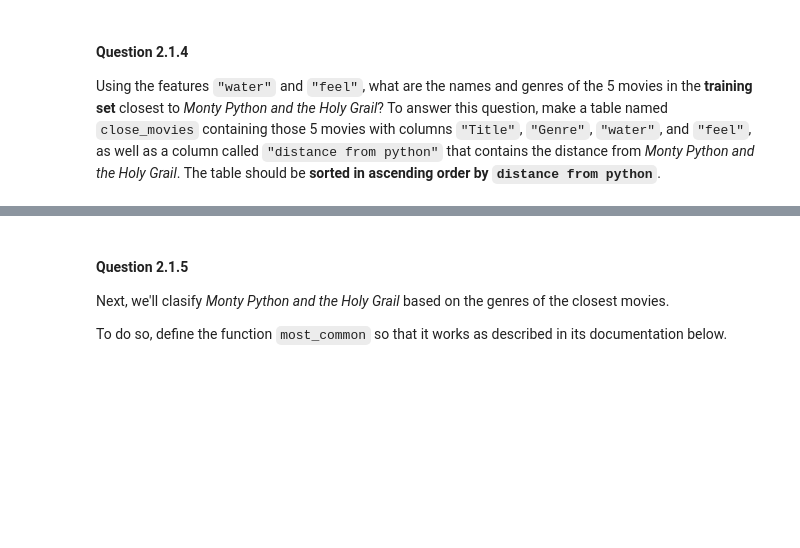
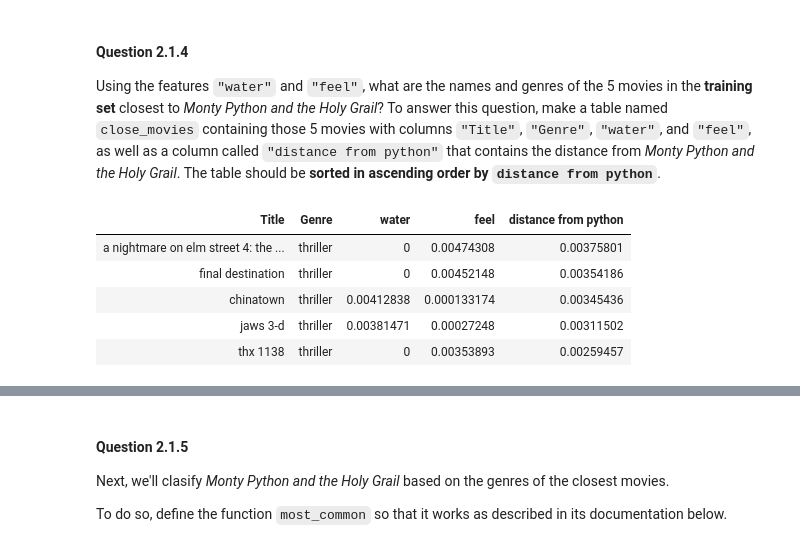
Before and after one commit to ddl29/ds-final-project, a Jupyter notebook: project3/student/project3.ipynb, the cells around one changed output, grey strips where cells are left out. Cells and saved outputs as stored; diff of their text form; code cells hidden in the pictures; blank space fills up the shorter version.

```diff
--- a/project3/student/project3.ipynb
+++ b/project3/student/project3.ipynb
@@ -436,9 +461,9 @@ def distance_two_features(title0, title1, x_feature, y_feature):
 
     Only the features named x_feature and y_feature are used when computing the distance.
     """
-    row0 = ...
-    row1 = ...
-    ...
+    row0 = row_for_title(title0)
+    row1 = row_for_title(title1)
+    return ((row0.item(x_feature) - row1.item(x_feature))**2 + (row0.item(y_feature) - row1.item(y_feature))**2)**0.5
 
 for movie in make_array("clerks.", "the silence of the lambs"):
     movie_distance = distance_two_features(movie, "monty python and the holy grail", "water", "feel")
@@ -463,7 +493,6 @@ def distance_from_python(title):
     This function takes a single argument:
       title: A string, the name of a movie.
     """
-
-    ...
+    return distance_two_features(title, "monty python and the holy grail", "water", "feel")
 # %%
 grader.check("q2_1_3")
@@ -485,2 +510,15 @@ close_movies
+# %%
+
+# The staff solution took multiple lines.
+water_feel = train_movies.select("Title", "Genre", "water", "feel")
+close_movies = water_feel.with_column('distance from python', water_feel.apply(distance_from_python, "Title")).sort("distance from python", descending = True).take(np.arange(5))
+close_movies
+# %% [output]
+| Title | Genre | water | feel | distance from python |
+| a nightmare on elm street 4: the ... | thriller | 0 | 0.00474308 | 0.00375801 |
+| final destination | thriller | 0 | 0.00452148 | 0.00354186 |
+| chinatown | thriller | 0.00412838 | 0.000133174 | 0.00345436 |
+| jaws 3-d | thriller | 0.00381471 | 0.00027248 | 0.00311502 |
+| thx 1138 | thriller | 0 | 0.00353893 | 0.00259457 |
 # %%
 grader.check("q2_1_4")
```
Also changed, not shown: parts of 51 cells of this notebook, 1 other file.
